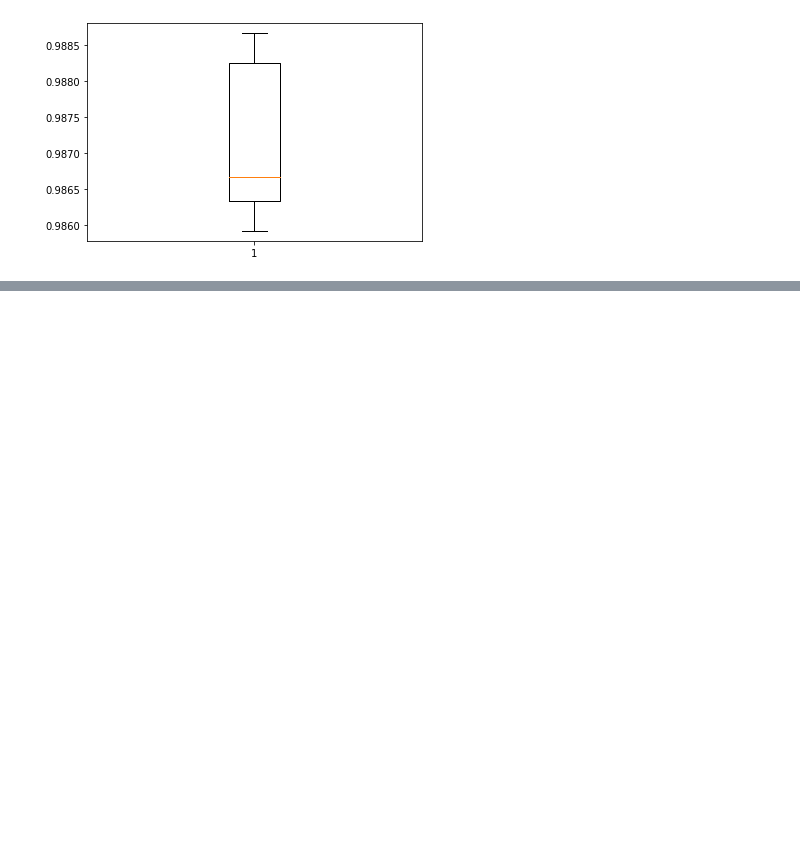
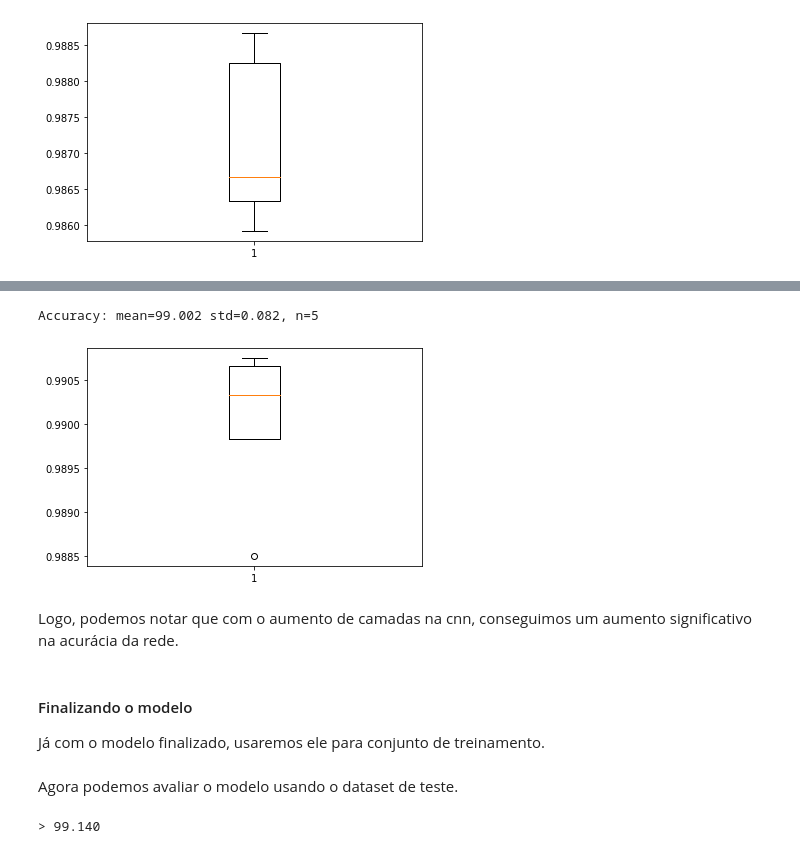
Before and after one commit to gabcastro/Unisinos-IA-Exercicios, a Jupyter notebook: aula-11/Aula_11.ipynb, the cells around one changed output, grey strips where cells are left out. Saved outputs shown, nothing was run; the diff lists cells and outputs as text; code cells hidden in the pictures; blank space fills up the shorter version.

```diff
--- a/aula-11/Aula_11.ipynb
+++ b/aula-11/Aula_11.ipynb
@@ -588,0 +632,18 @@ Accuracy: mean=98.717 std=0.109, n=5
+# %%
+# define cnn model
+def define_model():
+	model = Sequential()
+	model.add(Conv2D(32, (3, 3), activation='relu', kernel_initializer='he_uniform', input_shape=(28, 28, 1)))
+	model.add(MaxPooling2D((2, 2)))
+	model.add(Conv2D(64, (3, 3), activation='relu', kernel_initializer='he_uniform'))
+	model.add(Conv2D(64, (3, 3), activation='relu', kernel_initializer='he_uniform'))
+	model.add(MaxPooling2D((2, 2)))
+	model.add(Conv2D(128, (3, 3), activation='relu', kernel_initializer='he_uniform'))
+	model.add(MaxPooling2D((2, 2)))
+	model.add(Flatten())
+	model.add(Dense(100, activation='relu', kernel_initializer='he_uniform'))
+	model.add(Dense(10, activation='softmax'))
+	# compile model
+	opt = SGD(lr=0.01, momentum=0.9)
+	model.compile(optimizer=opt, loss='categorical_crossentropy', metrics=['accuracy'])
+	return model
@@ -588,0 +696,15 @@ Accuracy: mean=98.717 std=0.109, n=5
+# %%
+# print summary
+print('Accuracy: mean=%.3f std=%.3f, n=%d' % (mean(scores)*100, std(scores)*100, len(scores)))
+# box and whisker plots of results
+plt.boxplot(scores)
+plt.show()
+# %% [output]
+Accuracy: mean=99.002 std=0.082, n=5
+[figure, added]
+# %% [markdown]
+Logo, podemos notar que com o aumento de camadas na cnn, conseguimos um aumento significativo na acurácia da rede.
+# %% [markdown]
+#### Finalizando o modelo
+
+Já com o modelo finalizado, usaremos ele para conjunto de treinamento.
@@ -588,0 +714,9 @@ Accuracy: mean=98.717 std=0.109, n=5
+# %% [markdown]
+Agora podemos avaliar o modelo usando o dataset de teste.
+# %%
+model_loaded = load_model('final_model.h5')
+# evaluate model on test dataset
+_, acc = model_loaded.evaluate(test_data, test_targets, verbose=0)
+print('> %.3f' % (acc * 100.0))
+# %% [output]
+> 99.140
```
Also changed, not shown: parts of 21 cells of this notebook, 1 other file.
